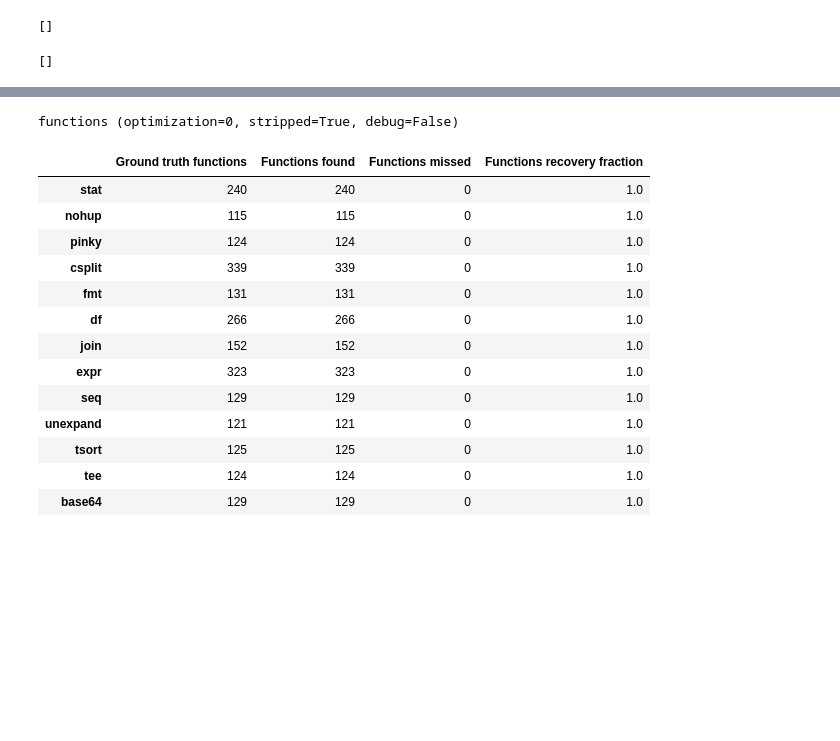
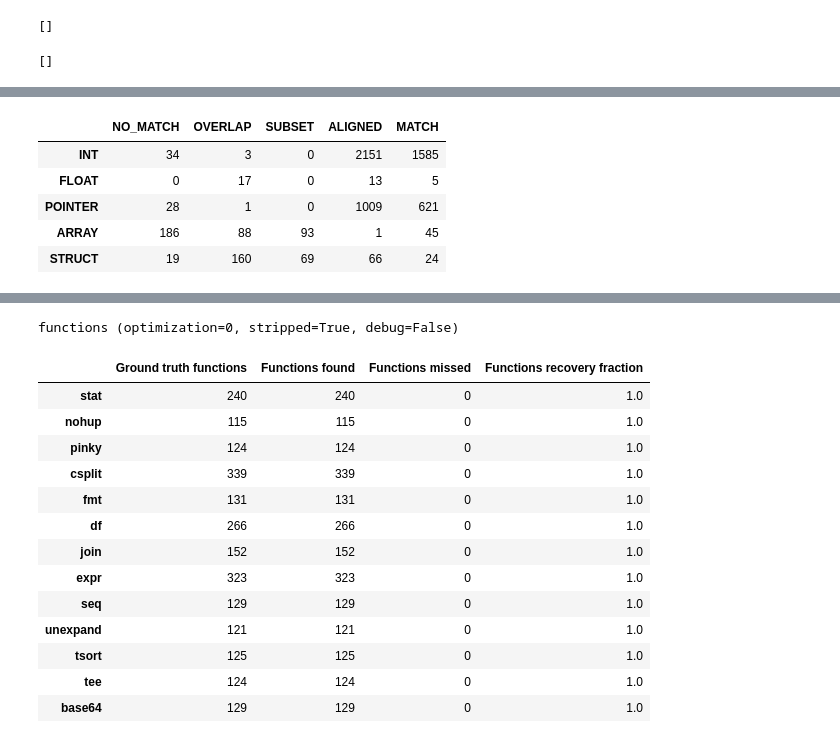
Before and after one commit to jace-kline/thesis, a Jupyter notebook: notebooks/coreutils_metrics.ipynb, the cells around one changed output, grey strips where cells are left out. Drawn from its saved outputs; the diff is of its cells as text; code cells hidden in the pictures; blank space fills up the shorter version.

Commit message:
more data work

```diff
--- a/notebooks/coreutils_metrics.ipynb
+++ b/notebooks/coreutils_metrics.ipynb
@@ -261,13 +261,15 @@ def get_varnode_group_average_stats(grp: MetricsGroup, analyzed_only: bool = Tru
     df = get_table(grp, opts, analyzed_only=analyzed_only)
     return df.iloc[:,6:].mean(axis=0)
 # %%
-skip_generate_metatype_level_summaries = True
+skip_generate_metatype_level_summaries = False
 
 if not skip_generate_metatype_level_summaries:
     for opts in opts_sets:
         for analyzed_only in (True, False):
             _suffix = "_analyzed_only" if analyzed_only else ""
-            seriess = []
+
+            raw_seriess = []
+            ratios_seriess = []
             for metatype in metatypes[:-1]:
                 metatype_str = MetaType.repr(metatype)
                 grp = varnodes_group_metatype(metatype)
@@ -276,20 +278,33 @@ if not skip_generate_metatype_level_summaries:
                 varnodes_by_levels = df.iloc[:,1:6].sum(axis=0)
                 varnodes_by_levels.index = varnode_compare_level_labels
                 level_ratios = varnodes_by_levels / metatype_varnodes
-                seriess.append(level_ratios)
+                raw_seriess.append(varnodes_by_levels)
+                ratios_seriess.append(level_ratios)
 
-            high_df = pd.DataFrame(
-                seriess,
+            high_raw_df = pd.DataFrame(
+                raw_seriess,
                 index=[ MetaType.repr(metatype) for metatype in metatypes[:-1] ],
                 columns=varnode_compare_level_labels
             )
-            high_tablename = "metatype_match_levels_ratios" + _suffix
-            high_savepath = get_table_save_path(high_tablename, opts)
-            print("{}{}".format(high_tablename, suffix(opts)))
-            display(high_df)
-            high_df.to_csv(high_savepath)
+            high_raw_tablename = "metatype_match_levels" + _suffix
+            high_raw_savepath = get_table_save_path(high_raw_tablename, opts)
+            print("{}{}".format(high_raw_tablename, suffix(opts)))
+            display(high_raw_df)
+            high_raw_df.to_csv(high_raw_savepath)
 
-            decomposed_seriess = []
+            high_ratios_df = pd.DataFrame(
+                ratios_seriess,
+                index=[ MetaType.repr(metatype) for metatype in metatypes[:-1] ],
+                columns=varnode_compare_level_labels
+            )
+            high_ratios_tablename = "metatype_match_levels_ratios" + _suffix
+            high_ratios_savepath = get_table_save_path(high_ratios_tablename, opts)
+            print("{}{}".format(high_ratios_tablename, suffix(opts)))
+            display(high_ratios_df)
+            high_ratios_df.to_csv(high_ratios_savepath)
+
+            decomposed_raw_seriess = []
+            decomposed_ratios_seriess = []
             for metatype in primitive_metatypes:
                 metatype_str = MetaType.repr(metatype)
                 grp = decomposed_varnodes_group_metatype(metatype)
@@ -298,15 +313,52 @@ if not skip_generate_metatype_level_summaries:
                 varnodes_by_levels = df.iloc[:,1:6].sum(axis=0)
                 varnodes_by_levels.index = varnode_compare_level_labels
                 level_ratios = varnodes_by_levels / metatype_varnodes
-                decomposed_seriess.append(level_ratios)
+                decomposed_raw_seriess.append(varnodes_by_levels)
+                decomposed_ratios_seriess.append(level_ratios)
 
-            decomposed_df = pd.DataFrame(
-                decomposed_seriess,
+            decomposed_raw_df = pd.DataFrame(
+                decomposed_raw_seriess,
                 index=[ MetaType.repr(metatype) for metatype in primitive_metatypes ],
                 columns=varnode_compare_level_labels
             )
-            decomposed_tablename = "metatype_match_levels_ratios_decomposed" + _suffix
-            decomposed_savepath = get_table_save_path(decomposed_tablename, opts)
-            print("{}{}".format(decomposed_tablename, suffix(opts)))
-            display(decomposed_df)
-            decomposed_df.to_csv(decomposed_savepath)
+            decomposed_raw_tablename = "metatype_match_levels_decomposed" + _suffix
+            decomposed_raw_savepath = get_table_save_path(decomposed_raw_tablename, opts)
+            print("{}{}".format(decomposed_raw_tablename, suffix(opts)))
+            display(decomposed_raw_df)
+            decomposed_raw_df.to_csv(decomposed_raw_savepath)
+
+            decomposed_ratios_df = pd.DataFrame(
+                decomposed_ratios_seriess,
+                index=[ MetaType.repr(metatype) for metatype in primitive_metatypes ],
+                columns=varnode_compare_level_labels
+            )
+            decomposed_ratios_tablename = "metatype_match_levels_ratios_decomposed" + _suffix
+            decomposed_ratios_savepath = get_table_save_path(decomposed_ratios_tablename, opts)
+            print("{}{}".format(decomposed_ratios_tablename, suffix(opts)))
+            display(decomposed_ratios_df)
+            decomposed_ratios_df.to_csv(decomposed_ratios_savepath)
+
+def get_metatype_match_levels_table(
+    opts: BuildOptions,
+    primitive: bool = False,
+    analyzed_only: bool = False
+) -> pd.DataFrame:
+    tablename = "metatype_match_levels"
+    if primitive:
+        tablename += "_decomposed"
+    if analyzed_only:
+        tablename += "_analyzed_only"
+    return load_table(tablename, opts)
+
+def get_metatype_match_levels_ratios_table(
+    opts: BuildOptions,
+    primitive: bool = False,
+    analyzed_only: bool = False
+) -> pd.DataFrame:
+    tablename = "metatype_match_levels_ratios"
+    if primitive:
+        tablename += "_decomposed"
+    if analyzed_only:
+        tablename += "_analyzed_only"
+    return load_table(tablename, opts)
+# %% [output]
@@ -312,0 +366,6 @@ if not skip_generate_metatype_level_summaries:
+|  | NO_MATCH | OVERLAP | SUBSET | ALIGNED | MATCH |
+| INT | 34 | 3 | 0 | 2151 | 1585 |
+| FLOAT | 0 | 17 | 0 | 13 | 5 |
+| POINTER | 28 | 1 | 0 | 1009 | 621 |
+| ARRAY | 186 | 88 | 93 | 1 | 45 |
+| STRUCT | 19 | 160 | 69 | 66 | 24 |
```
Also changed, not shown: parts of 4 cells of this notebook, 27 other files.
